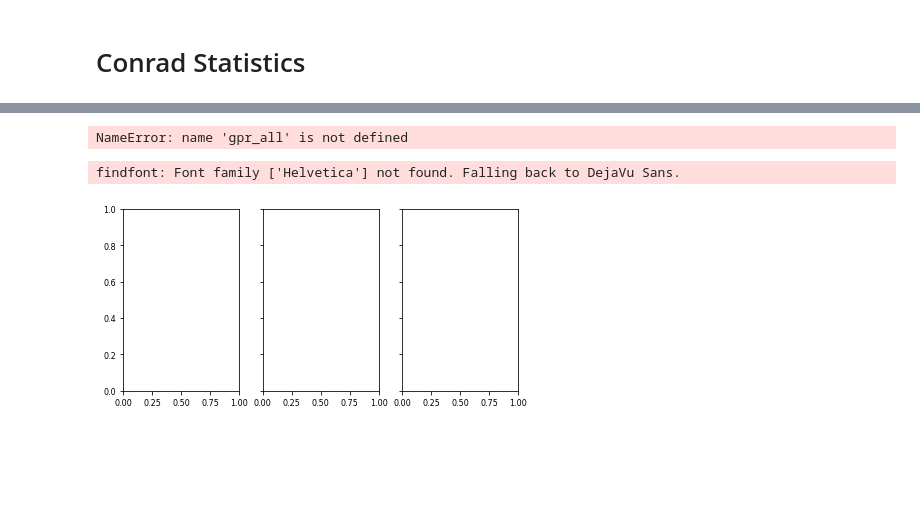
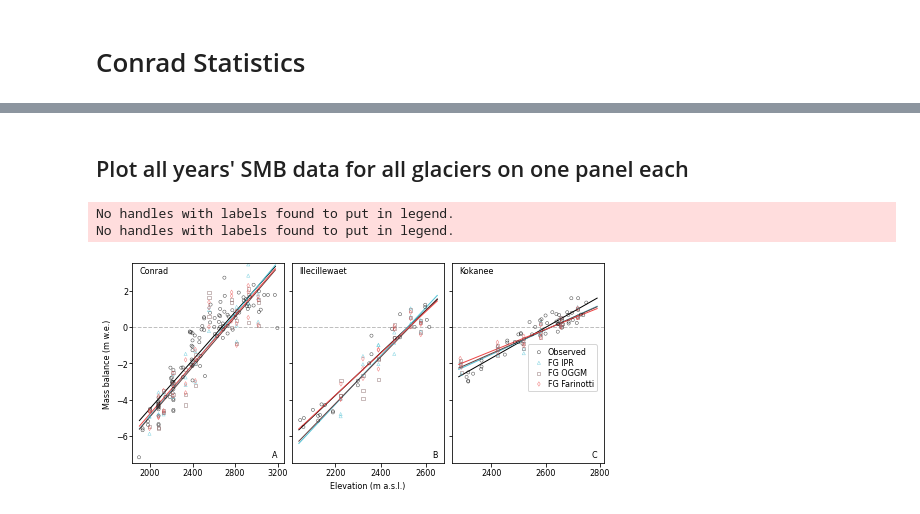
Before and after one commit to bpelto/continuity_flux, a Jupyter notebook: flux_gate-Conrad.ipynb, the cells around one changed output, grey strips where cells are left out. Cells and saved outputs as stored; diff of their text form; code cells hidden in the pictures; blank space fills up the shorter version.

Commit message:
update flux code

```diff
--- a/flux_gate-Conrad.ipynb
+++ b/flux_gate-Conrad.ipynb
@@ -2018,11 +1451,0 @@ ALL_ITS.tail(4).MAE.mean()
-# %%
-ALL_stats=pd.read_pickle('/home/pelto/Desktop/ice_flux/figures/ALL_stats_firn_LIN_stats.pkl')
-
-ALL_statsF.ME.mean(),ALL_stats.ME.std()
-
-ALL_statsF.tail(4)
-
-1-(ALL_stats.tail(3).ALL.mean()/ALL_statsF.tail(3).ALL.mean())
-
-print(np.nanmean(ALL_stats.ME),np.nanstd(ALL_stats.ME))
-print(np.nanmean(ALL_stats.MAE),np.nanstd(ALL_stats.MAE))
@@ -2059,10 +1451,0 @@ ALL_stats
-# %%
-S1=ALL_stats.copy()
-AB=[];AC=[];AL=[]
-for i in range(len(S1)):
-    AL.append(str(S1.ALL[i])+' $\pm$ '+str(S1.ALLse[i]))
-    AB.append(str(S1.ABL[i])+' $\pm$ '+str(S1.ABLse[i]))
-    AC.append((str(S1.ACC[i])+' $\pm$ '+str(S1.ACCse[i])))
-S1.ABL=AB;S1.ACC=AC;S1.ALL=AL
-S1.drop(columns=['ABLse','ACCse','ALLse'], inplace=True)
-S1
@@ -2072,8 +1451,0 @@ ALL_stats.to_pickle('/home/pelto/Desktop/ice_flux/figures/ALL_stats_NOfirn_LIN_s
-# %%
-a=[];pdiff=[]
-for i in range(len(frames)+1):
-    o=ALL_stats.ALL[i*4]
-    for n in range(4):
-        b=ALL_stats.ALL[(i*4)+n]
-        d = ((o-b)/b)*100
-        pdiff.append(d.round(1))
@@ -2093,8 +1461,3 @@ S1.drop(columns=['ABLse','ACCse','ALLse'], inplace=True)
 S1
 # %%
 print(S1.to_latex(index=False))
-# %%
-with open('/home/pelto/Desktop/ice_flux/' + Glacier[1] +'/ALL_list.pkl', 'rb') as f:
-    illec_all = pickle.load(f)
-with open('/home/pelto/Desktop/ice_flux/' + Glacier[2] +'/ALL_list.pkl', 'rb') as f:
-    kok_all = pickle.load(f)
@@ -2101,3 +1467,5 @@ with open('/home/pelto/Desktop/ice_flux/' + Glacier[2] +'/ALL_list.pkl', 'rb') a
+# %% [markdown]
+## Plot all years' SMB data for all glaciers on one panel each
 # %%
 #########  ALL YEARS ALL GLACIERS LIN ####
 Glacier = ['Conrad',  'Illecillewaet','Kokanee',]
@@ -2149,34 +1517,34 @@ for r in range(3):
 
         # mean square error of the lines
         MSE_results=[]
         for Line in range(2):
             Pred=[];Act=[]
             if Line ==0:
                 INDEX= np.where(x1<x0)[0]
                 for ix in INDEX:
                     Pred.append( p[2]*x1[ix]+(p[1]-p[2]*x0))
                     Act.append(y1[ix])
 
                 MSE_results.append(MSE(Act,Pred))
             if Line==1:
                 INDEX= np.where(x1>=x0)[0]
                 for ix in INDEX:
                     Pred.append( p[3]*x1[ix]+(p[1]-p[3]*x0))
                     Act.append(y1[ix])
 
                 MSE_results.append(MSE(Act,Pred))
         ax3[r].scatter(x_bin[i], y_bin[i], color=color[i], s=10, marker=sym[i], facecolors='none', lw=0.5, label=label[i],
                    zorder=2,alpha=0.7)
     ax3[0].xaxis.set_major_locator(ticker.MultipleLocator(400));ax3[1].xaxis.set_major_locator(ticker.MultipleLocator(200));ax3[2].xaxis.set_major_locator(ticker.MultipleLocator(200))
     ax3[r].text(0.92, 0.03, letter[r], transform=ax3[r].transAxes)
-    ax3[2].legend(loc='bottom right', bbox_to_anchor=(0.98, 0.34), labelspacing=0.2, handletextpad=0.1)
+    ax3[2].legend(loc='lower right', bbox_to_anchor=(0.98, 0.34), labelspacing=0.2, handletextpad=0.1)
     ax3[r].axhline(linewidth=1, color='k', ls='--', alpha=0.25, zorder=0)
     ax3[r].text(0.05, 0.95, Glacier[r], transform=ax3[r].transAxes)
     ax3[0].set(ylim=(-7.5,3.5),ylabel='Mass balance (m w.e.)')
     ax3[1].set(xlabel='Elevation (m a.s.l.)')
 fig3.subplots_adjust(bottom=0.15, top=0.98, hspace=0.1, left=0.06, right=0.985, wspace=0.05)
 fig3.savefig(fl_path + 'products/' + 'All_glaciers_all_years_combined_LIN.pdf', dpi=300)
 # %% [output]
-NameError: name 'gpr_all' is not defined
+No handles with labels found to put in legend.
+No handles with labels found to put in legend.
-findfont: Font family ['Helvetica'] not found. Falling back to DejaVu Sans.
-[figure, old version]
+[figure, new version]
```
Also changed, not shown: parts of 90 cells of this notebook, 1 other file.
